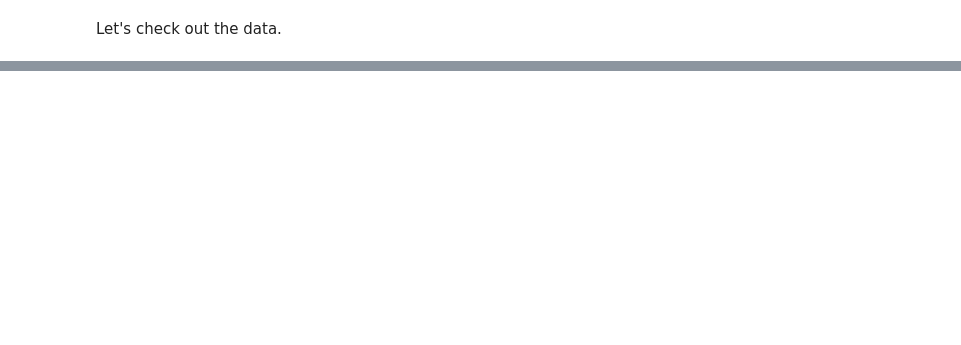
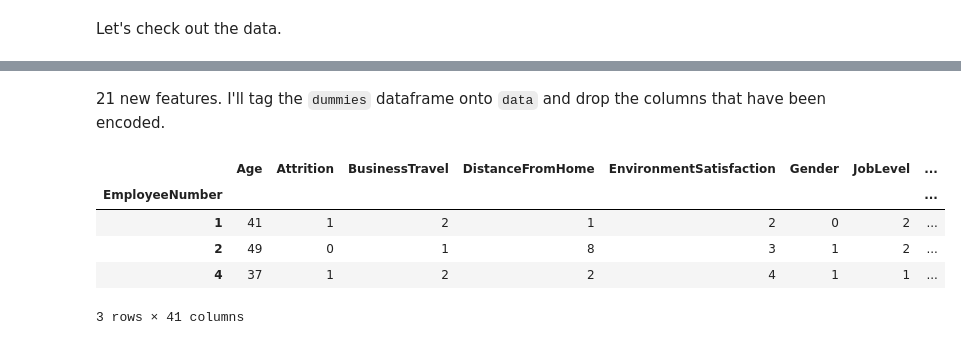
Before and after one commit to ixc9907/Springboard, a Jupyter notebook: IBM_Employee_Attrition/notebooks/preprocessing.ipynb, the cells around one changed output, grey strips where cells are left out. Cells and saved outputs as stored; diff of their text form; code cells hidden in the pictures; blank space fills up the shorter version.

```diff
--- a/IBM_Employee_Attrition/notebooks/preprocessing.ipynb
+++ b/IBM_Employee_Attrition/notebooks/preprocessing.ipynb
@@ -16,0 +113,3 @@ data.head()
+# %%
+dummies = pd.get_dummies(data[['Department', 'EducationField', 'JobRole', 'MaritalStatus']])
+dummies.head(3)
@@ -16,0 +123,2 @@ data.head()
+# %% [markdown]
+21 new features. I'll tag the `dummies` dataframe onto `data` and drop the columns that have been encoded.
@@ -16,0 +127,10 @@ data.head()
+# %%
+one_hot_data = pd.concat([data, dummies], axis='columns')
+one_hot_data.head(3)
+# %% [output]
+|  | Age | Attrition | BusinessTravel | DistanceFromHome | EnvironmentSatisfaction | Gender | JobLevel | ... |
+| EmployeeNumber |  |  |  |  |  |  |  | ... |
+| 1 | 41 | 1 | 2 | 1 | 2 | 0 | 2 | ... |
+| 2 | 49 | 0 | 1 | 8 | 3 | 1 | 2 | ... |
+| 4 | 37 | 1 | 2 | 2 | 4 | 1 | 1 | ... |
+3 rows × 41 columns
```
Also changed, not shown: parts of 44 cells of this notebook, 1 other file.
